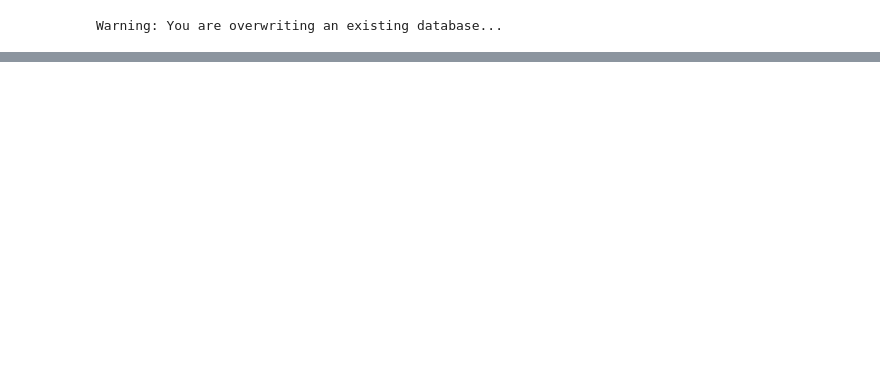
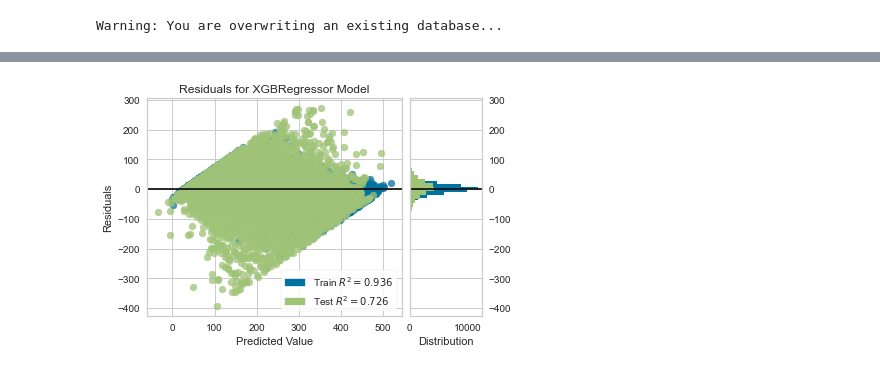
Before and after one commit to galengorski/CAWSC_WaterUse, a Jupyter notebook: ml_experiments/annual_v_0_0/pycaret/pycaret_shadow.ipynb, the cells around one changed output, grey strips where cells are left out. Saved outputs shown, nothing was run; the diff lists cells and outputs as text; code cells hidden in the pictures; blank space fills up the shorter version.

```diff
--- a/ml_experiments/annual_v_0_0/pycaret/pycaret_shadow.ipynb
+++ b/ml_experiments/annual_v_0_0/pycaret/pycaret_shadow.ipynb
@@ -120,5 +122,4 @@ params = {
     'max_delta_step': 0,
     'seed': 123
 }
-#xgb = create_model('xgboost', **params)
-lgb = create_model('lightgbm')
+xgb = create_model('xgboost', **params)
@@ -124,0 +136,4 @@ lgb = create_model('lightgbm')
+# %%
+plot_model(xgb)
+# %% [output]
+[figure, added]
```
Also changed, not shown: parts of 10 cells of this notebook, 3 other files.
